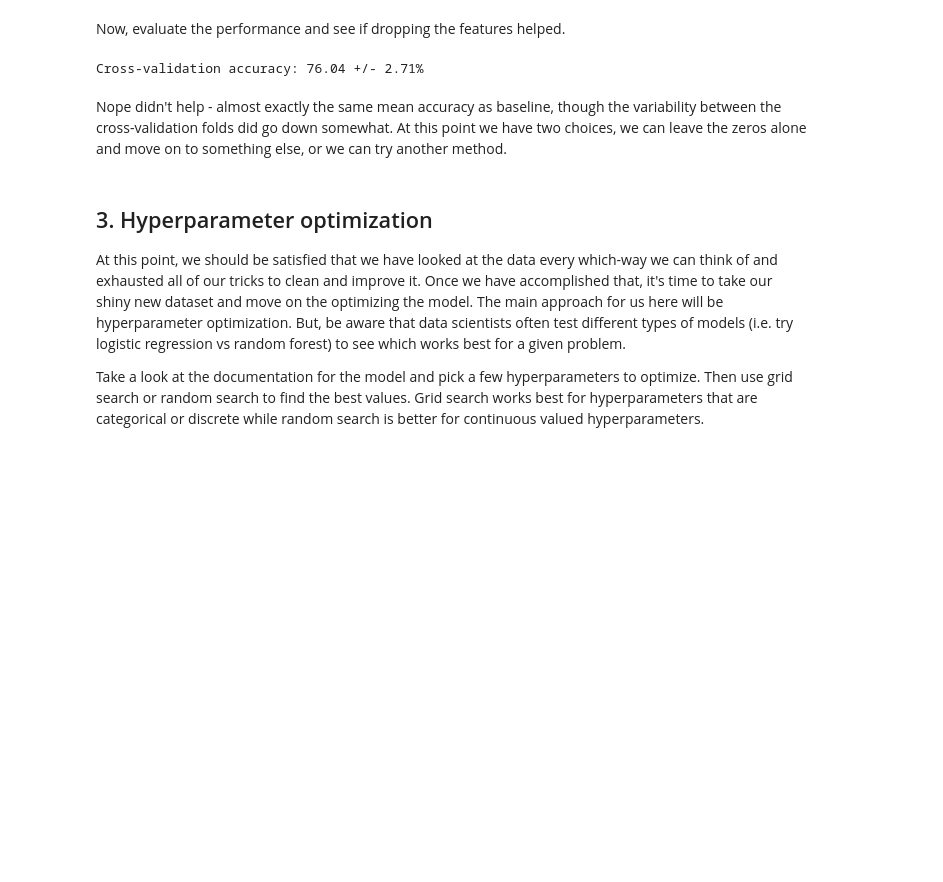
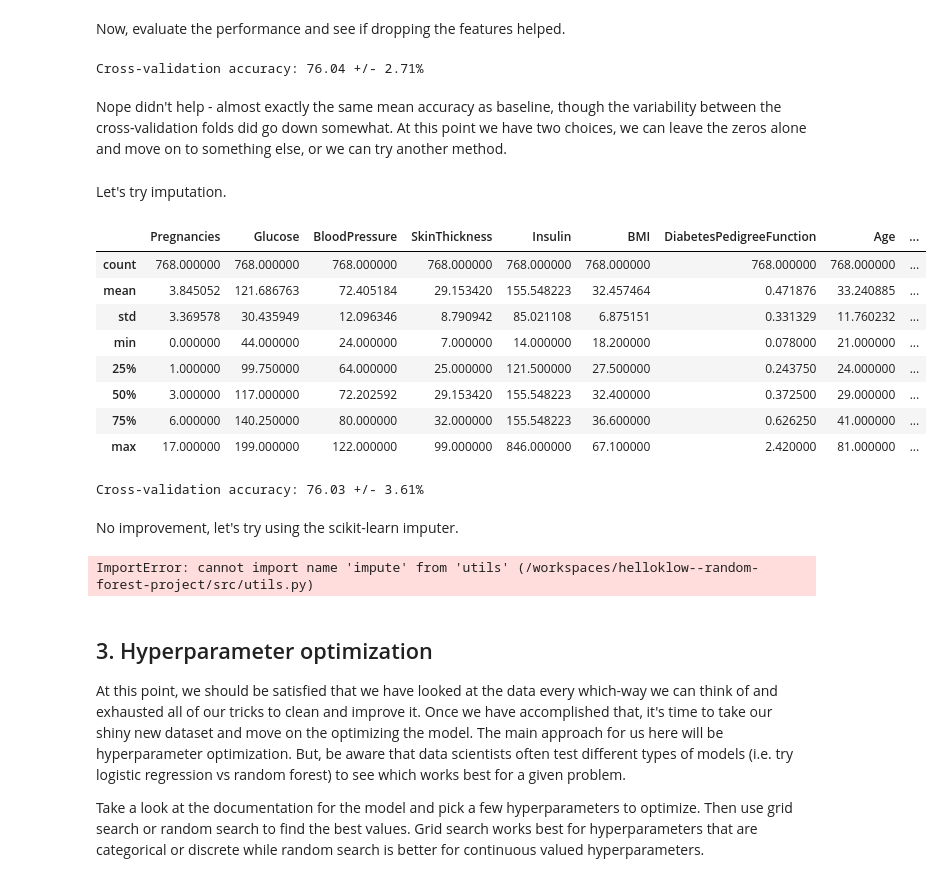
Before and after one commit to 4GeeksAcademy/helloklow--random-forest-project, a Jupyter notebook: src/mvp.ipynb, the cells around one changed output. Saved outputs shown, nothing was run; the diff lists cells and outputs as text; code cells hidden in the pictures; blank space fills up the shorter version.

```diff
--- a/src/mvp.ipynb
+++ b/src/mvp.ipynb
@@ -162,12 +181,45 @@ dtypes: float64(2), int64(4)
 memory usage: 31.5 KB
 # %% [markdown]
 Now, evaluate the performance and see if dropping the features helped.
-# %%
-scores=cross_val(selected_training_features, training_labels)
-# %% [output]
-Cross-validation accuracy: 76.04 +/- 2.71%
+# %%
+# Original accuracy: 76.03 +/- 3.61%
+scores=cross_val(selected_training_features, training_labels)
+# %% [output]
+Cross-validation accuracy: 76.04 +/- 2.71%
 # %% [markdown]
 Nope didn't help - almost exactly the same mean accuracy as baseline, though the variability between the cross-validation folds did go down somewhat. At this point we have two choices, we can leave the zeros alone and move on to something else, or we can try another method.
+# %% [markdown]
+Let's try imputation.
+# %%
+# Impute 0 values to the mean for desired columns
+missing_data_features = ['Glucose', 'BloodPressure', 'SkinThickness', 'Insulin', 'BMI']
+data_df[missing_data_features] = data_df[missing_data_features].replace(0, np.nan)
+data_df[missing_data_features] = data_df[missing_data_features].fillna(data_df[missing_data_features].mean())
+data_df.describe()
+# %% [output]
+|  | Pregnancies | Glucose | BloodPressure | SkinThickness | Insulin | BMI | DiabetesPedigreeFunction | Age | ... |
+| count | 768.000000 | 768.000000 | 768.000000 | 768.000000 | 768.000000 | 768.000000 | 768.000000 | 768.000000 | ... |
+| mean | 3.845052 | 121.686763 | 72.405184 | 29.153420 | 155.548223 | 32.457464 | 0.471876 | 33.240885 | ... |
+| std | 3.369578 | 30.435949 | 12.096346 | 8.790942 | 85.021108 | 6.875151 | 0.331329 | 11.760232 | ... |
+| min | 0.000000 | 44.000000 | 24.000000 | 7.000000 | 14.000000 | 18.200000 | 0.078000 | 21.000000 | ... |
+| 25% | 1.000000 | 99.750000 | 64.000000 | 25.000000 | 121.500000 | 27.500000 | 0.243750 | 24.000000 | ... |
+| 50% | 3.000000 | 117.000000 | 72.202592 | 29.153420 | 155.548223 | 32.400000 | 0.372500 | 29.000000 | ... |
+| 75% | 6.000000 | 140.250000 | 80.000000 | 32.000000 | 155.548223 | 36.600000 | 0.626250 | 41.000000 | ... |
+| max | 17.000000 | 199.000000 | 122.000000 | 99.000000 | 846.000000 | 67.100000 | 2.420000 | 81.000000 | ... |
+# %%
+# Previous accuracy: 76.04 +/- 2.71%
+scores=cross_val(training_features, training_labels)
+# %% [output]
+Cross-validation accuracy: 76.03 +/- 3.61%
+# %% [markdown]
+No improvement, let's try using the scikit-learn imputer.
+# %%
+# Try scikit-learn imputer
+from utils import impute
+
+iterative_imputed_training_features, imp, qt=impute(training_features, missing_data_features)
+# %% [output]
+ImportError: cannot import name 'impute' from 'utils' (/workspaces/helloklow--random-forest-project/src/utils.py)
 # %% [markdown]
 ## 3. Hyperparameter optimization
 
```
Also changed, not shown: parts of 2 cells of this notebook.
